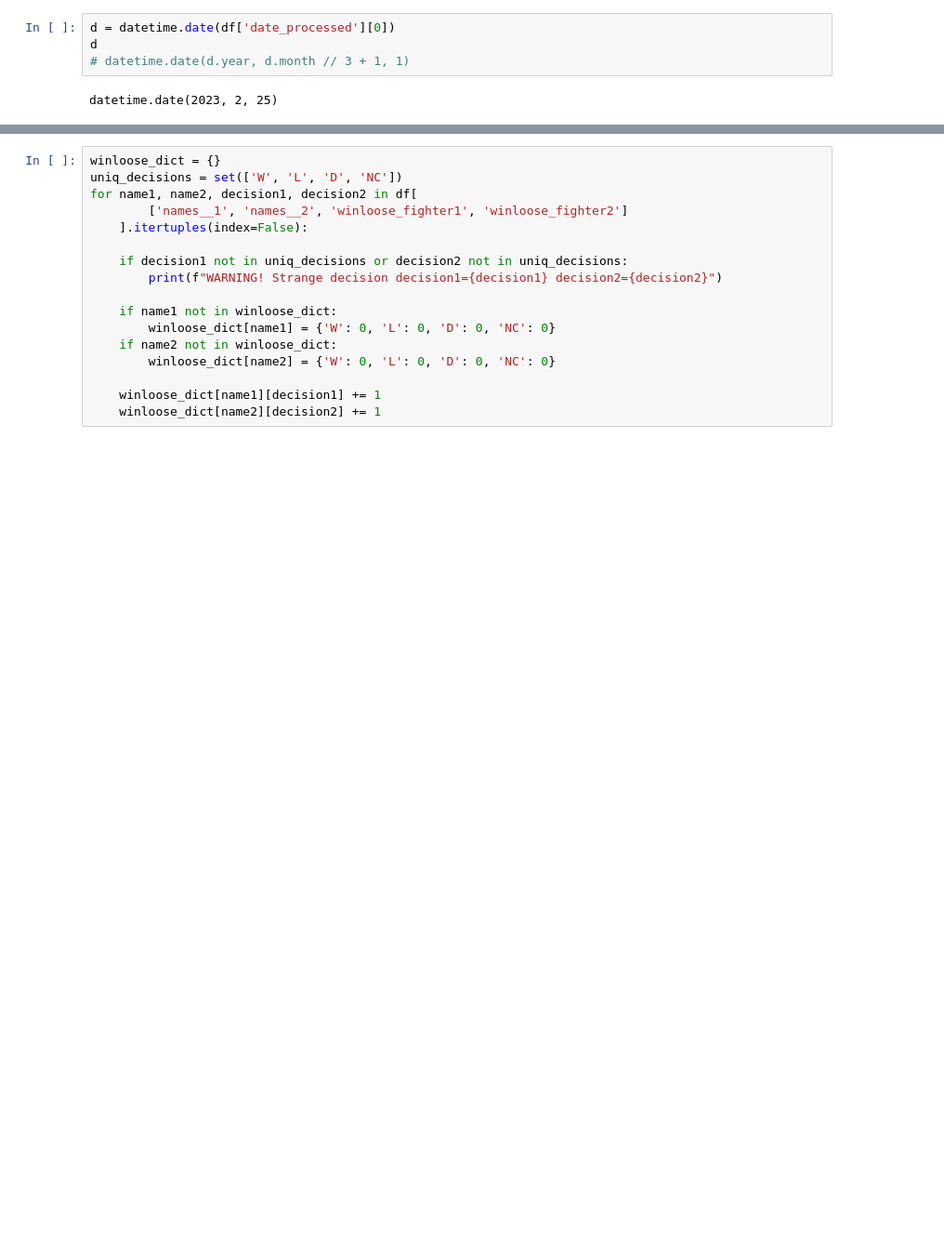
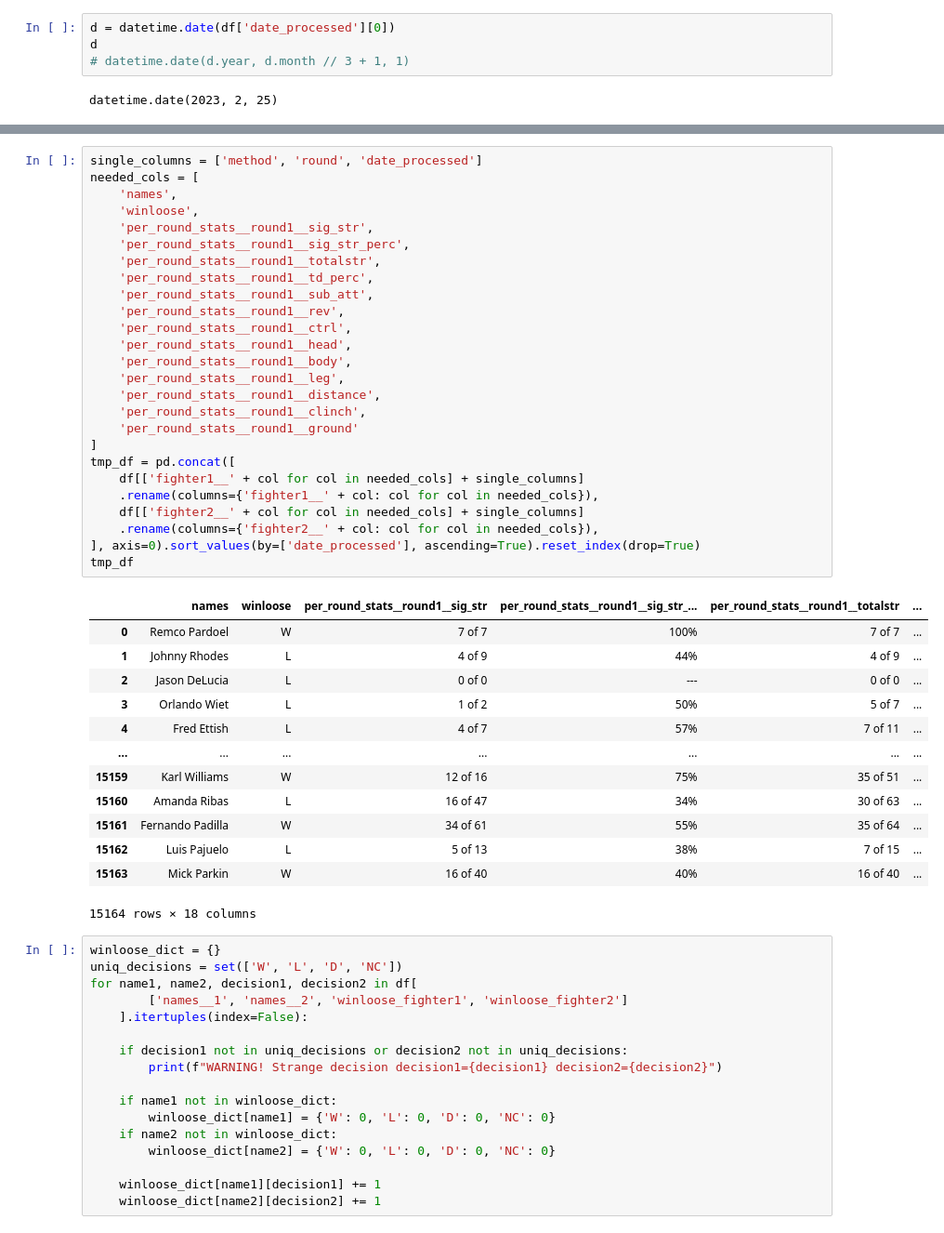
Before and after one commit to andreitsev/ufc, a Jupyter notebook: notebooks/2.0 EDA.ipynb, the cells around one changed output, grey strips where cells are left out. Shown at 93% size. Saved outputs shown, nothing was run; the diff lists cells and outputs as text; blank space fills up the shorter version.

```diff
--- a/notebooks/2.0 EDA.ipynb
+++ b/notebooks/2.0 EDA.ipynb
@@ -144,3 +261,43 @@ Name: count, Length: 7209, dtype: int64
+# %%
+single_columns = ['method', 'round', 'date_processed']
+needed_cols = [
+    'names',
+    'winloose',
+    'per_round_stats__round1__sig_str',
+    'per_round_stats__round1__sig_str_perc',
+    'per_round_stats__round1__totalstr',
+    'per_round_stats__round1__td_perc',
+    'per_round_stats__round1__sub_att',
+    'per_round_stats__round1__rev',
+    'per_round_stats__round1__ctrl',
+    'per_round_stats__round1__head',
+    'per_round_stats__round1__body',
+    'per_round_stats__round1__leg',
+    'per_round_stats__round1__distance',
+    'per_round_stats__round1__clinch',
+    'per_round_stats__round1__ground'
+]
+tmp_df = pd.concat([
+    df[['fighter1__' + col for col in needed_cols] + single_columns]
+    .rename(columns={'fighter1__' + col: col for col in needed_cols}),
+    df[['fighter2__' + col for col in needed_cols] + single_columns]
+    .rename(columns={'fighter2__' + col: col for col in needed_cols}),
+], axis=0).sort_values(by=['date_processed'], ascending=True).reset_index(drop=True)
+tmp_df
+# %% [output]
+|  | names | winloose | per_round_stats__round1__sig_str | per_round_stats__round1__sig_str_... | per_round_stats__round1__totalstr | ... |
+| 0 | Remco Pardoel | W | 7 of 7 | 100% | 7 of 7 | ... |
+| 1 | Johnny Rhodes | L | 4 of 9 | 44% | 4 of 9 | ... |
+| 2 | Jason DeLucia | L | 0 of 0 | --- | 0 of 0 | ... |
+| 3 | Orlando Wiet | L | 1 of 2 | 50% | 5 of 7 | ... |
+| 4 | Fred Ettish | L | 4 of 7 | 57% | 7 of 11 | ... |
+| ... | ... | ... | ... | ... | ... | ... |
+| 15159 | Karl Williams | W | 12 of 16 | 75% | 35 of 51 | ... |
+| 15160 | Amanda Ribas | L | 16 of 47 | 34% | 30 of 63 | ... |
+| 15161 | Fernando Padilla | W | 34 of 61 | 55% | 35 of 64 | ... |
+| 15162 | Luis Pajuelo | L | 5 of 13 | 38% | 7 of 15 | ... |
+| 15163 | Mick Parkin | W | 16 of 40 | 40% | 16 of 40 | ... |
+15164 rows × 18 columns
 # %%
 winloose_dict = {}
 uniq_decisions = set(['W', 'L', 'D', 'NC'])
```
Also changed, not shown: parts of 10 cells of this notebook, 1 other file.
